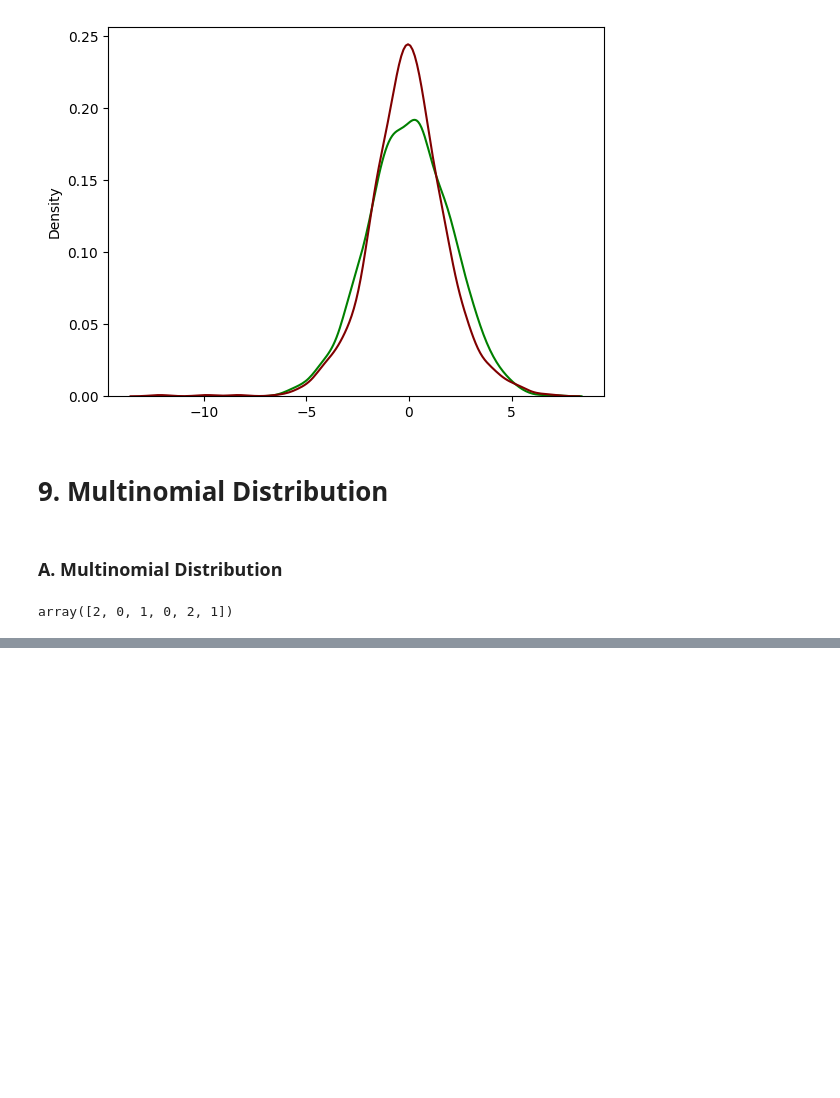
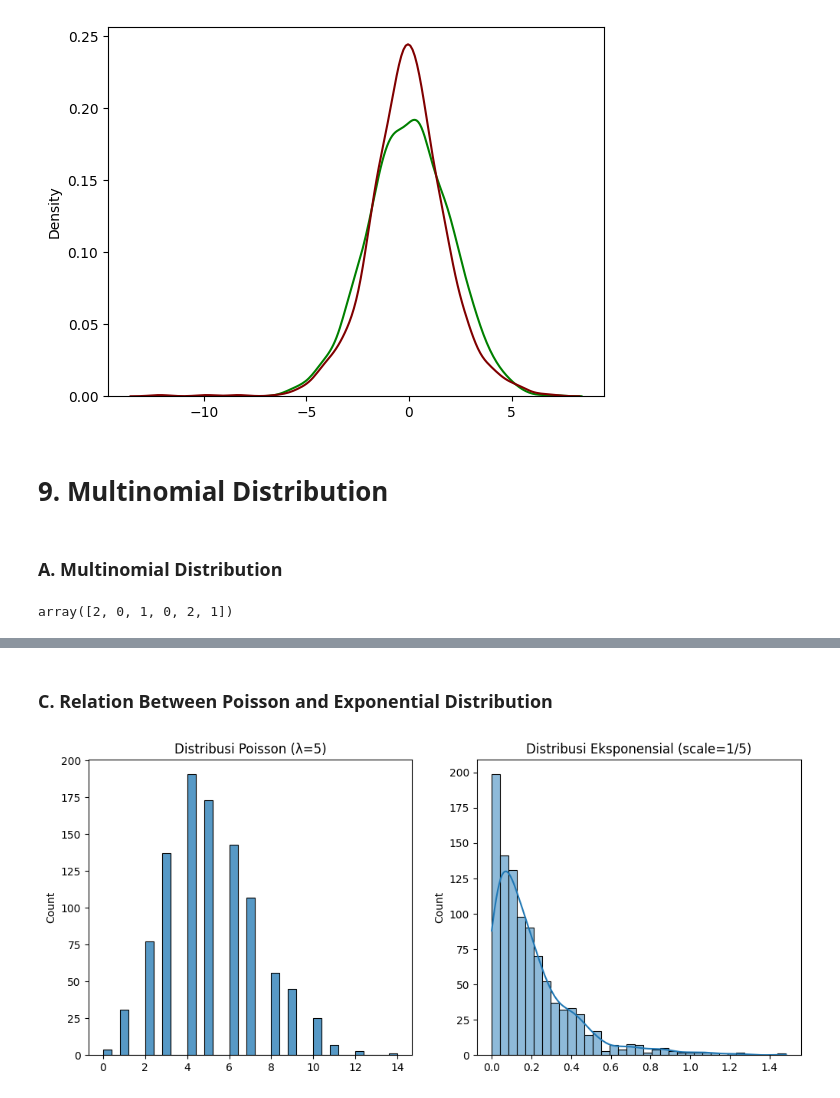
Before and after one commit to LatiefDataVisionary/numpy-with-w3schools, a Jupyter notebook: numpy_random.ipynb, the cells around one changed output, grey strips where cells are left out. Cells and saved outputs as stored; diff of their text form; code cells hidden in the pictures; blank space fills up the shorter version.

```diff
--- a/numpy_random.ipynb
+++ b/numpy_random.ipynb
@@ -433,0 +460,22 @@ array([2, 0, 1, 0, 2, 1])
+# %% [markdown]
+### **C. Relation Between Poisson and Exponential Distribution**
+# %%
+# Distribusi Poisson (λ=5)
+poisson_data = np.random.poisson(5, 1000)
+
+# Distribusi Eksponensial (scale=1/5)
+exponential_data = np.random.exponential(scale=1/5, size=1000)
+
+# Plotting
+plt.figure(figsize=(12, 5))
+plt.subplot(1, 2, 1)
+sns.histplot(poisson_data, kde=False)
+plt.title("Distribusi Poisson (λ=5)")
+
+plt.subplot(1, 2, 2)
+sns.histplot(exponential_data, kde=True)
+plt.title("Distribusi Eksponensial (scale=1/5)")
+
+plt.show()
+# %% [output]
+[figure, added]
```
Also changed, not shown: parts of 5 cells of this notebook.
